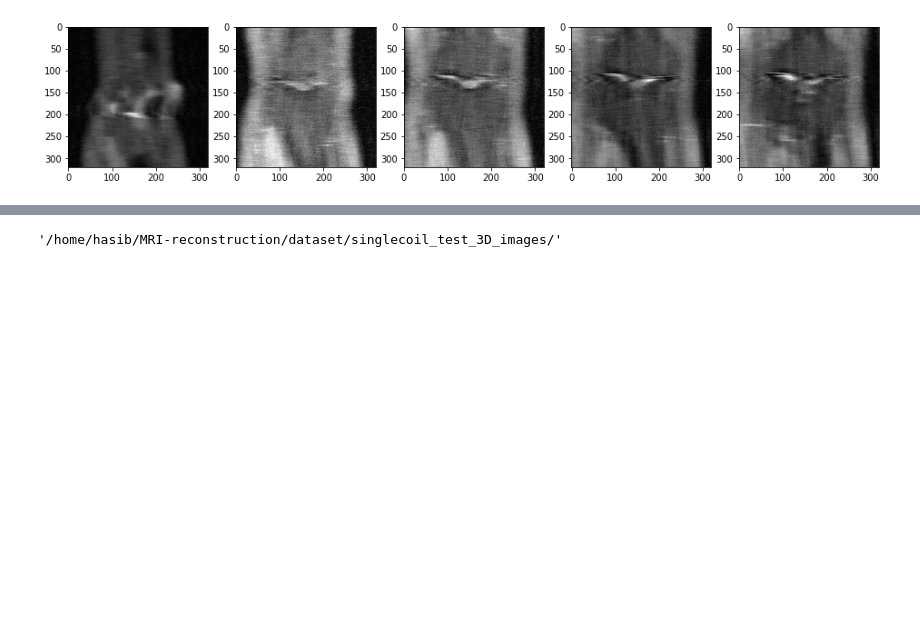
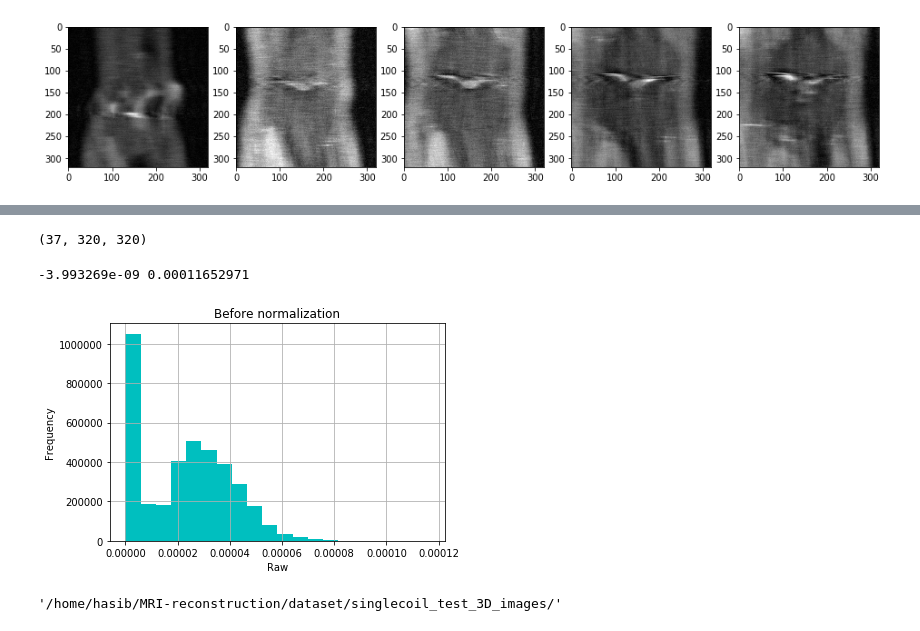
Before and after one commit to hasibzunair/res-unet-fastmri, a Jupyter notebook: test_data_load.ipynb, the cells around one changed output, grey strips where cells are left out. Cells and saved outputs as stored; diff of their text form; code cells hidden in the pictures; blank space fills up the shorter version.

```diff
--- a/test_data_load.ipynb
+++ b/test_data_load.ipynb
@@ -116,3 +133,21 @@ plt.show()
+# %%
+# go back to original distribution
+c = a * 0.0001165337 - 3.993269e-09
+c.shape
+# %% [output]
+(37, 320, 320)
+# %%
+img_flat = c.flatten()
+print(min(img_flat), max(img_flat))
+plt.hist(img_flat, bins=20, color='c')
+plt.title("Before normalization")
+plt.xlabel("Raw")
+plt.grid(True)
+plt.ylabel("Frequency")
+plt.show()
+# %% [output]
+-3.993269e-09 0.00011652971
+[figure, added]
 # %%
 TEST_LOW_DIR = "singlecoil_test_3D_images/"
 H.create_directory("{}/{}".format(TEST_DATASET_PATH, TEST_LOW_DIR))
```
Also changed, not shown: parts of 3 cells of this notebook, 1 other file.
